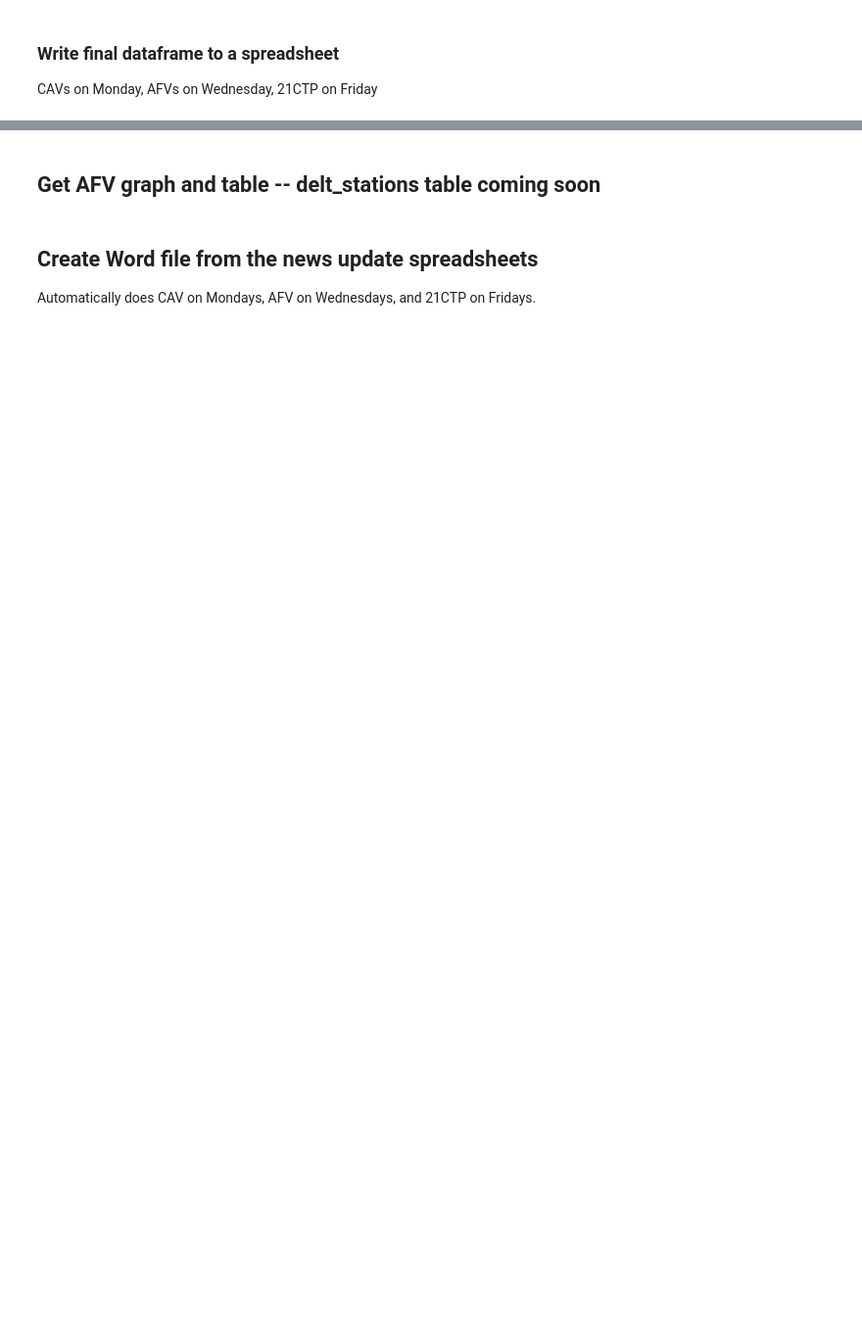
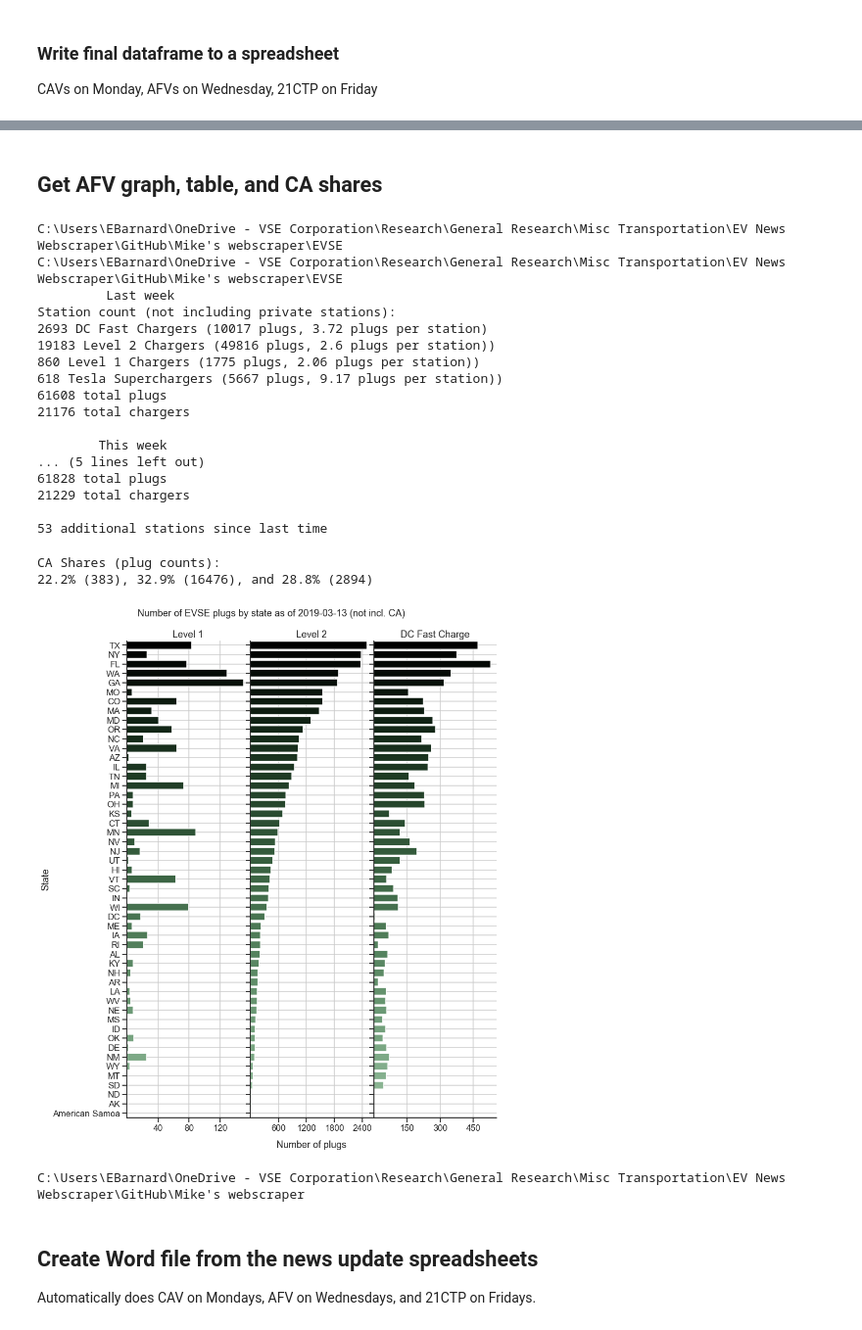
Before and after one commit to emilyb3/News_Scraper, a Jupyter notebook: News_Scraping.ipynb, the cells around one changed output, grey strips where cells are left out. Shown at 98% size. Cells and saved outputs as stored; diff of their text form; code cells hidden in the pictures; blank space fills up the shorter version.

```diff
--- a/News_Scraping.ipynb
+++ b/News_Scraping.ipynb
@@ -1551,33 +1560,57 @@ Some hyperloop stuff!
 Press enter to continue:
 # %% [markdown]
-## Get AFV graph and table -- delt_stations table coming soon
+## Get AFV graph, table, and CA shares
 # %%
 graph_bool = False
 if search_date.weekday() == scraper_sched['AFV']:
     try:
         # Go into EVSE directory.  This directory should be in the same directory as News_scraper.ipynb. This directory must contain EVSE Market Analysis.ipynb
         %cd EVSE
         cwd = os.getcwd()
         print(cwd)
         #!jupyter "EVSE Market Analysis.ipynb" --to script
         %run "EVSE Market Analysis.ipynb"
         # Get CA_shares from all_CA_shares.csv
         CA_shares_data = pd.read_csv(cwd + '\\' + 'all_CA_shares.csv', ';')[['date', 'text']]
         CA_shares_data.set_index('date', inplace = True)
 
         EVSE_file_dict = {
             'EVSE_bar_chart' : cwd + '\\'+ f'EVSE_bar_chart_{search_date_str}.png', # Get bar chart
-        # delt_stations_tables = '',
-             'CA_shares' : CA_shares_data.loc[search_date_str]['text'] # Get CA shares from today
+            'CA_shares' : CA_shares_data.loc[search_date_str]['text'], # Get CA shares from today
+
         }
+        # Open deltstations.xlsx file for copying and pasting delt stations table into AFV news
+        os.startfile(cwd + '\\' + f'{search_date_str}_deltstation.xlsx')
         graph_bool = True # Means all the necessary files are in the directory. If false, graphs will not be added to the docx
     except:
         print('There is a problem with one of the files.  The possibilities are:')
         print('\t1. ' + "alt_fuel_stations ({}).csv".format((dt.datetime.today() - dt.timedelta(days=14)).strftime("%B %d %Y")) + 'is not in the EVSE folder.')
         print('\t2. ' + "alt_fuel_stations ({}).csv".format((dt.datetime.today() - dt.timedelta(days=7)).strftime("%B %d %Y")) + 'is not in the EVSE folder.')
         print('\t3. all_CA_shares.csv is not in the EVSE folder.')
         print('\t4. ' + search_date_str + ' is not in the all_CA_shares.csv file.')
-    % cd..
+    % cd ..
+# %% [output]
+C:\Users\EBarnard\OneDrive - VSE Corporation\Research\General Research\Misc Transportation\EV News Webscraper\GitHub\Mike's webscraper\EVSE
+C:\Users\EBarnard\OneDrive - VSE Corporation\Research\General Research\Misc Transportation\EV News Webscraper\GitHub\Mike's webscraper\EVSE
+         Last week
+Station count (not including private stations):
+2693 DC Fast Chargers (10017 plugs, 3.72 plugs per station)
+19183 Level 2 Chargers (49816 plugs, 2.6 plugs per station))
+860 Level 1 Chargers (1775 plugs, 2.06 plugs per station))
+618 Tesla Superchargers (5667 plugs, 9.17 plugs per station))
+61608 total plugs
+21176 total chargers
+
+        This week
+... (5 lines left out)
+61828 total plugs
+21229 total chargers
+
+53 additional stations since last time
+CA Shares (plug counts):
+22.2% (383), 32.9% (16476), and 28.8% (2894)
+[figure, added]
+C:\Users\EBarnard\OneDrive - VSE Corporation\Research\General Research\Misc Transportation\EV News Webscraper\GitHub\Mike's webscraper
 # %% [markdown]
 ## Create Word file from the news update spreadsheets
 Automatically does CAV on Mondays, AFV on Wednesdays, and 21CTP on Fridays.
```
Also changed, not shown: parts of 8 cells of this notebook.
